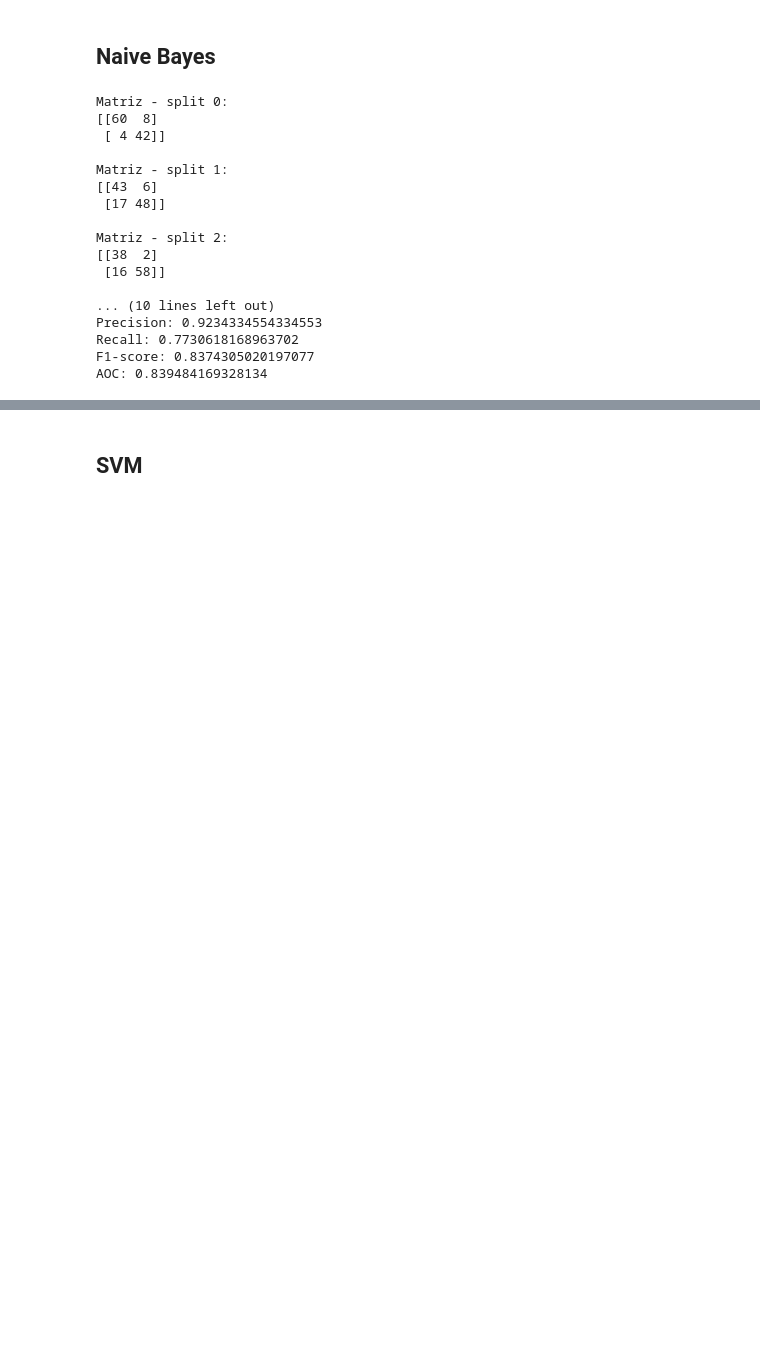
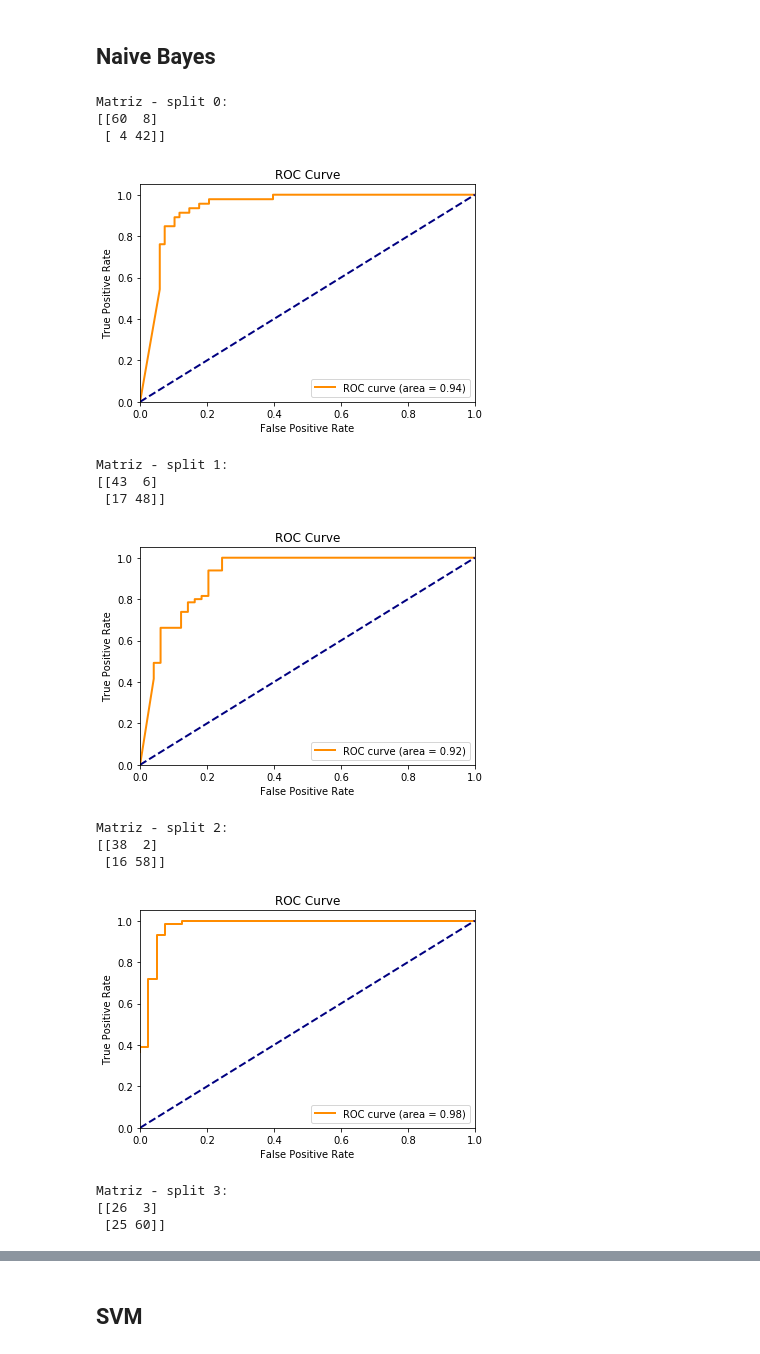
Before and after one commit to Eudalio/Aprendizado-de-Maquina, a Jupyter notebook: Exercicio_07/Lista 07.ipynb, the cells around one changed output, grey strips where cells are left out. Saved outputs shown, nothing was run; the diff lists cells and outputs as text; code cells hidden in the pictures; blank space fills up the shorter version.

Commit message:
List 07 - generating graph of the roc curve and matrix of confusion

```diff
--- a/Exercicio_07/Lista 07.ipynb
+++ b/Exercicio_07/Lista 07.ipynb
@@ -286,44 +286,44 @@ aoc = np.empty((1,0))
 
 # nb2 = Naive Bayes
 nb2 = naive_bayes.GaussianNB()
 
 cont = 0
 
 #Percorrendo as 5 splits de X
 for train_index, test_index in kf2.split(XC):
     X_train, X_test = XC[train_index], XC[test_index]
     y_train, y_test = yc[train_index], yc[test_index]
     nb2.fit(X_train, y_train)
     ŷ = nb2.predict(X_test)
     accuracy = np.append(accuracy, metrics.accuracy_score(y_test, ŷ))
     precision = np.append(precision, metrics.precision_score(y_test, ŷ))
     recall = np.append(recall, metrics.recall_score(y_test, ŷ))
     f1_scr = np.append(f1_scr, metrics.f1_score(y_test, ŷ))
     aoc = np.append(aoc, metrics.roc_auc_score(y_test, ŷ))
     print('Matriz - split ' + str(cont) + ':')
     print(metrics.confusion_matrix(y_test, ŷ), end='\n\n')
     cont = cont+1
 
+    gerar_curva_roc(y_test, X_test, nb2)
+
 print('\nAccuracy: {}'.format(np.mean(accuracy))),
 print('Precision: {}'.format(np.mean(precision))),
 print('Recall: {}'.format(np.mean(recall))),
 print('F1-score: {}'.format(np.mean(f1_scr))),
 print('AOC: {}'.format(np.mean(aoc)))
 # %% [output]
 Matriz - split 0:
 [[60  8]
  [ 4 42]]
-
-Matriz - split 1:
-[[43  6]
- [17 48]]
-
-Matriz - split 2:
-[[38  2]
- [16 58]]
-
-... (10 lines left out)
-Precision: 0.9234334554334553
-Recall: 0.7730618168963702
-F1-score: 0.8374305020197077
-AOC: 0.839484169328134
+[figure, added]
+Matriz - split 1:
+[[43  6]
+ [17 48]]
+[figure, added]
+Matriz - split 2:
+[[38  2]
+ [16 58]]
+[figure, added]
+Matriz - split 3:
+[[26  3]
+ [25 60]]
```
Also changed, not shown: parts of 1 cell of this notebook.
